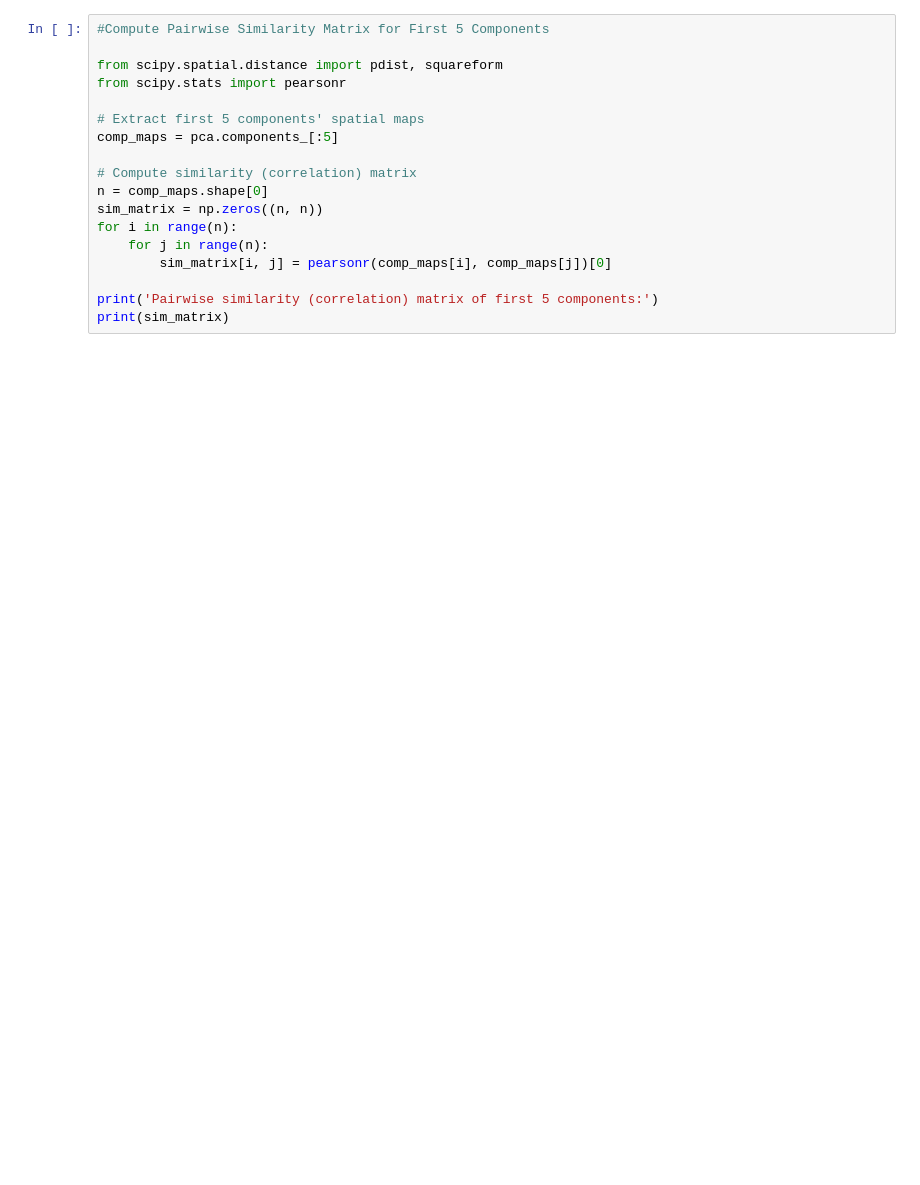
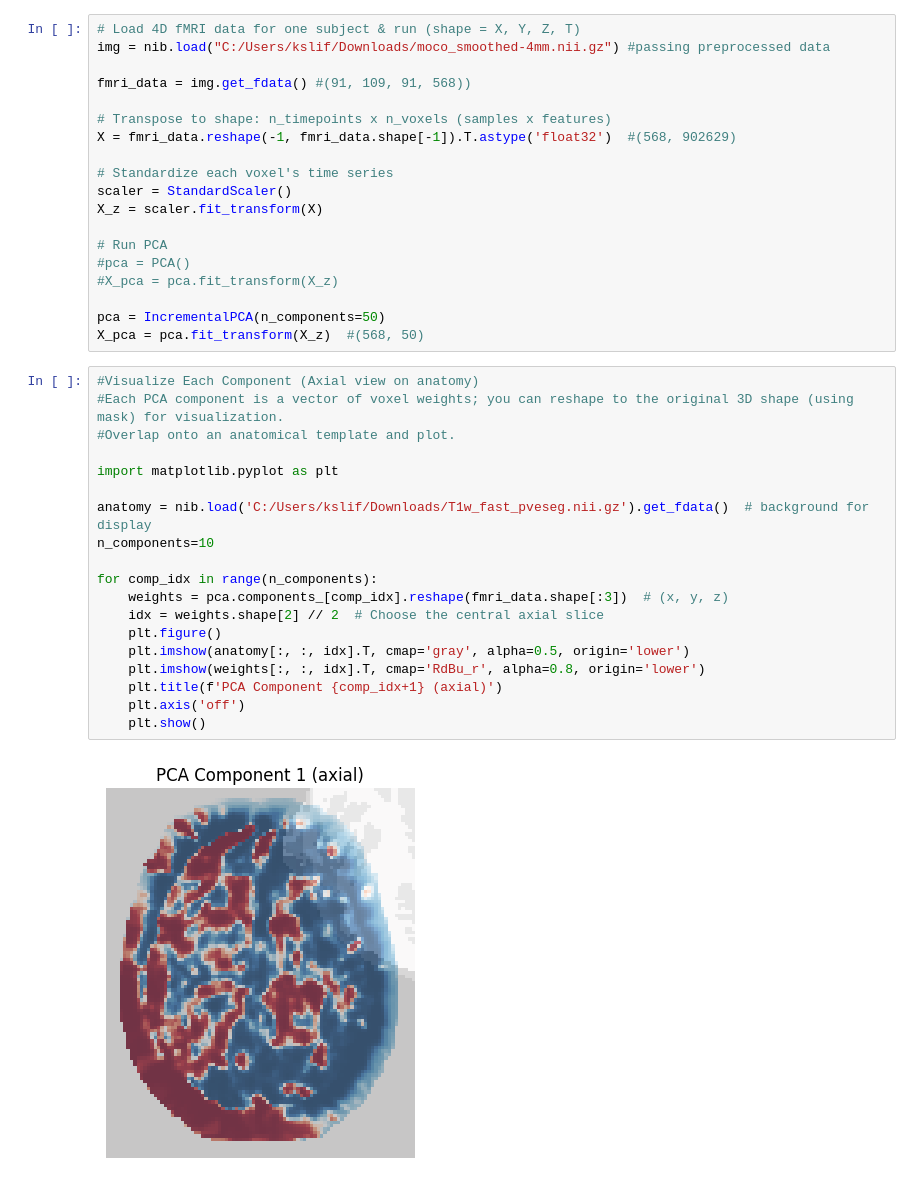
Before and after one commit to Khushi-Singh-02/NSSP_Project1_TeamP, a Jupyter notebook: PCA.ipynb, the cells around one changed output. Saved outputs shown, nothing was run; the diff lists cells and outputs as text; blank space fills up the shorter version.

```diff
--- a/PCA.ipynb
+++ b/PCA.ipynb
@@ -52,18 +22,40 @@ for comp_idx in range(n_components):
-# %%
-#Compute Pairwise Similarity Matrix for First 5 Components
-
-from scipy.spatial.distance import pdist, squareform
-from scipy.stats import pearsonr
-
-# Extract first 5 components' spatial maps
-comp_maps = pca.components_[:5]
-
-# Compute similarity (correlation) matrix
-n = comp_maps.shape[0]
-sim_matrix = np.zeros((n, n))
-for i in range(n):
-    for j in range(n):
-        sim_matrix[i, j] = pearsonr(comp_maps[i], comp_maps[j])[0]
-
-print('Pairwise similarity (correlation) matrix of first 5 components:')
-print(sim_matrix)
+# %%
+# Load 4D fMRI data for one subject & run (shape = X, Y, Z, T)
+img = nib.load("C:/Users/kslif/Downloads/moco_smoothed-4mm.nii.gz") #passing preprocessed data
+
+fmri_data = img.get_fdata() #(91, 109, 91, 568))
+
+# Transpose to shape: n_timepoints x n_voxels (samples x features)
+X = fmri_data.reshape(-1, fmri_data.shape[-1]).T.astype('float32')  #(568, 902629)
+
+# Standardize each voxel's time series
+scaler = StandardScaler()
+X_z = scaler.fit_transform(X)
+
+# Run PCA
+#pca = PCA()
+#X_pca = pca.fit_transform(X_z)
+
+pca = IncrementalPCA(n_components=50)
+X_pca = pca.fit_transform(X_z)  #(568, 50)
+# %%
+#Visualize Each Component (Axial view on anatomy)
+#Each PCA component is a vector of voxel weights; you can reshape to the original 3D shape (using mask) for visualization.
+#Overlap onto an anatomical template and plot.
+
+import matplotlib.pyplot as plt
+
+anatomy = nib.load('C:/Users/kslif/Downloads/T1w_fast_pveseg.nii.gz').get_fdata()  # background for display
+n_components=10
+
+for comp_idx in range(n_components):
+    weights = pca.components_[comp_idx].reshape(fmri_data.shape[:3])  # (x, y, z)
+    idx = weights.shape[2] // 2  # Choose the central axial slice
+    plt.figure()
+    plt.imshow(anatomy[:, :, idx].T, cmap='gray', alpha=0.5, origin='lower')
+    plt.imshow(weights[:, :, idx].T, cmap='RdBu_r', alpha=0.8, origin='lower')
+    plt.title(f'PCA Component {comp_idx+1} (axial)')
+    plt.axis('off')
+    plt.show()
+# %% [output]
+[figure, added]
```
Also changed, not shown: parts of 5 cells of this notebook.
